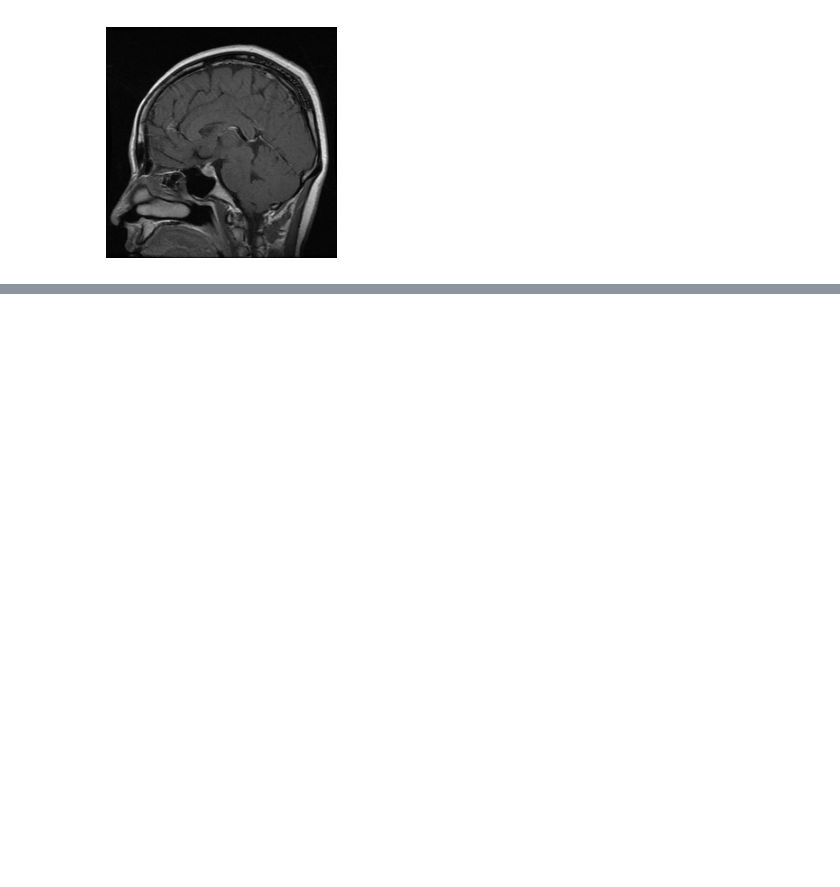
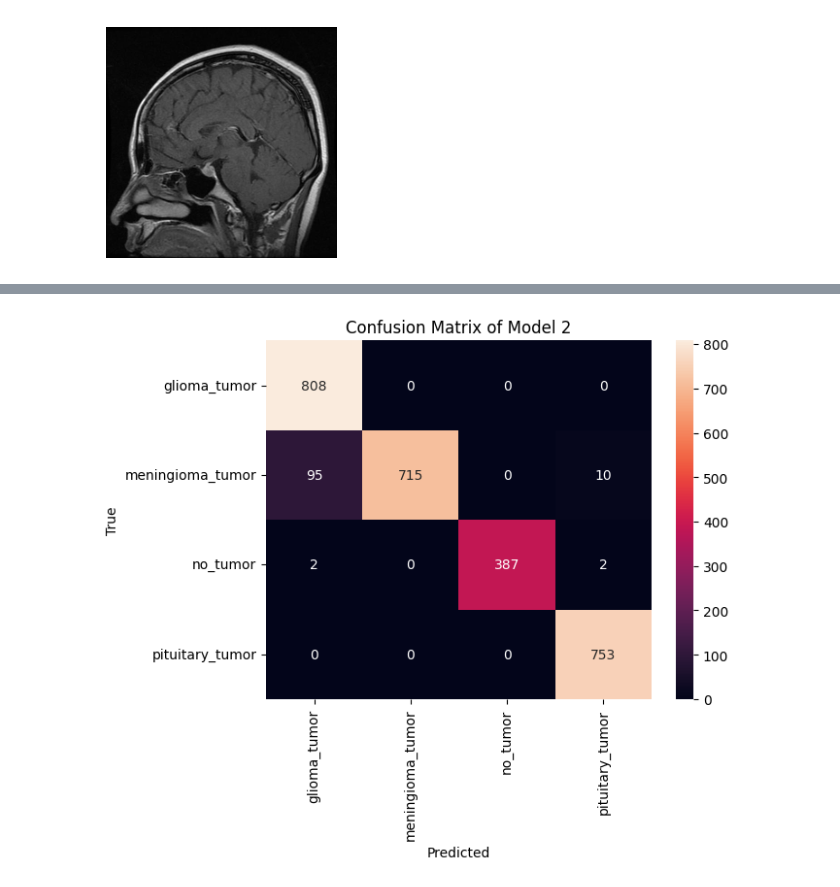
Before and after one commit to fawasafsal/Brain-Tumour-MRI-Image-Classification, a Jupyter notebook: Brain_Tumour_MRI_Classification.ipynb, the cells around one changed output, grey strips where cells are left out. Drawn from its saved outputs; the diff is of its cells as text; code cells hidden in the pictures; blank space fills up the shorter version.

```diff
--- a/Brain_Tumour_MRI_Classification.ipynb
+++ b/Brain_Tumour_MRI_Classification.ipynb
@@ -433,0 +552,11 @@ Confidence: 100.00%
+# %%
+y_true = np.argmax(y_train, axis=1)
+y_pred = np.argmax(model2.predict(x_train), axis=1)
+
+heatmap = sns.heatmap(confusion_matrix(y_true,y_pred), annot=True, fmt='d', xticklabels=labels, yticklabels=labels)
+
+plt.xlabel('Predicted')
+plt.ylabel('True')
+plt.title('Confusion Matrix of Model 2')
+plt.show()
+# %% [output]
@@ -433,0 +564 @@ Confidence: 100.00%
+[figure, added]
```
Also changed, not shown: parts of 7 cells of this notebook.
